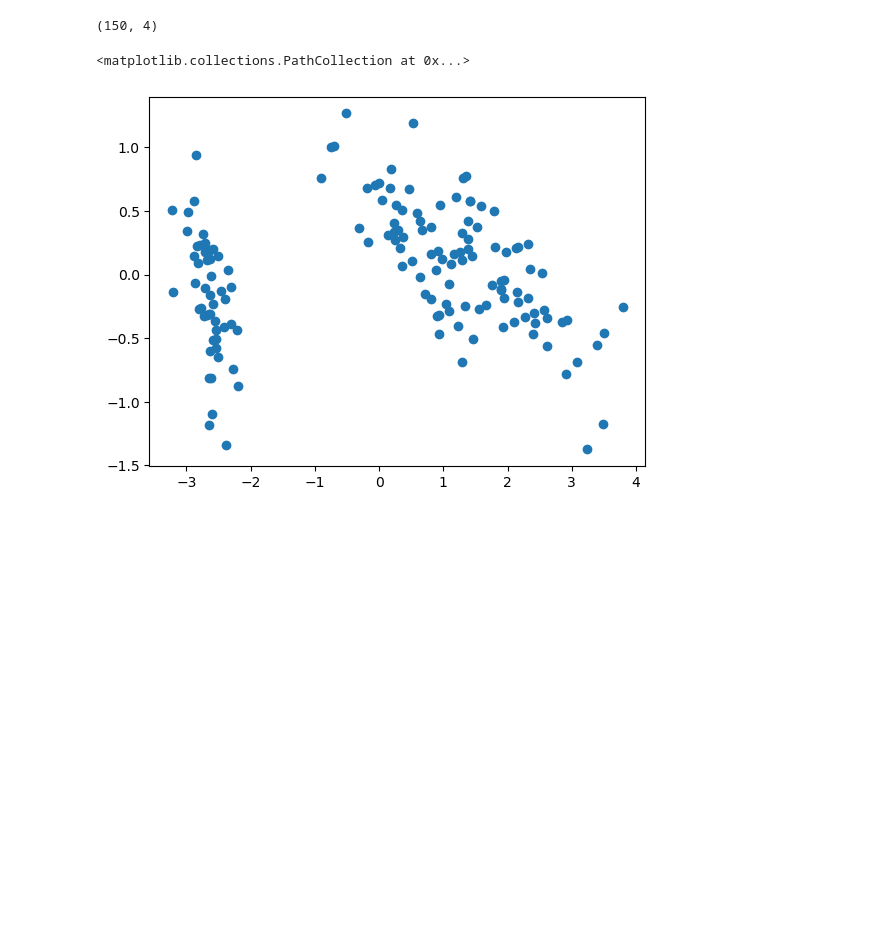
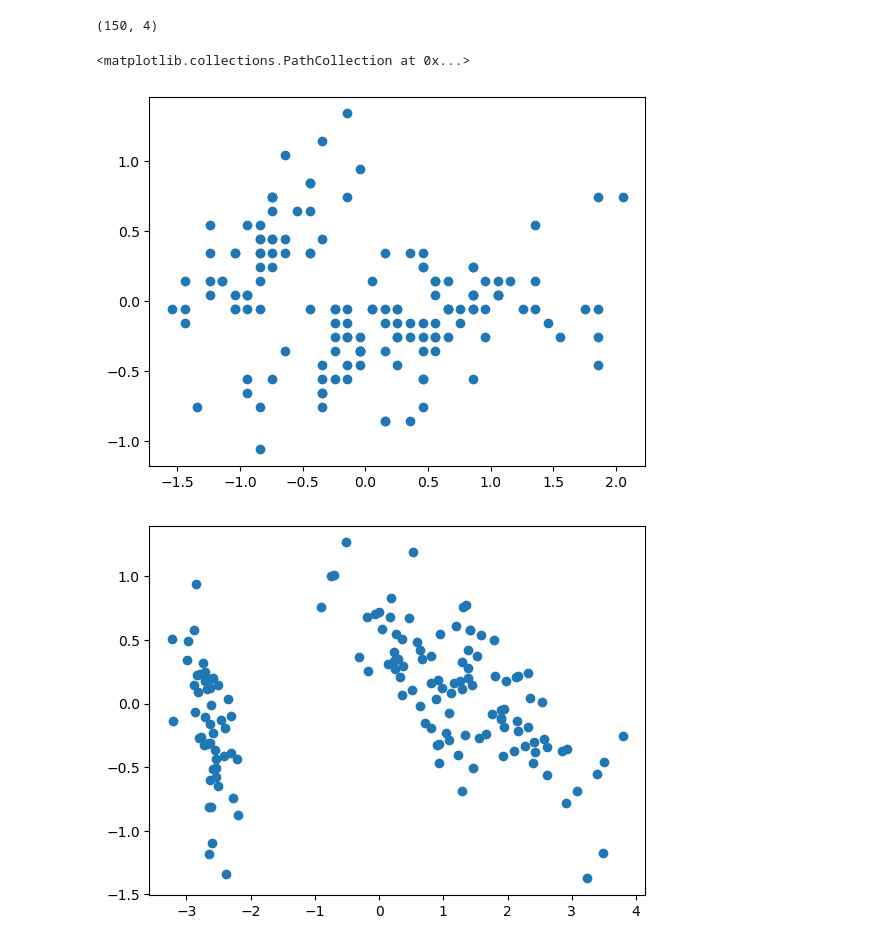
Before and after one commit to xyro-coder/Variational_Autoencoders, a Jupyter notebook: vae-building-blocks/pca.ipynb, the cells around one changed output. Drawn from its saved outputs; the diff is of its cells as text; code cells hidden in the pictures; blank space fills up the shorter version.

```diff
--- a/vae-building-blocks/pca.ipynb
+++ b/vae-building-blocks/pca.ipynb
@@ -97,7 +97,13 @@ def PCA(Data, axes):
     return projected_data
+# %%
+plt.scatter(iris_data[:, 0], iris_data[:, 1])
+# %% [output]
+<matplotlib.collections.PathCollection at 0x...>
+[figure, added]
 # %%
 projected_data = PCA(iris_data, 2)
 plt.scatter(projected_data[:, 0], projected_data[:, 1])
+Covariance_matrix = Covariance_m(iris_data)
+sorted_eigenvectors_cov = sorted_eigenvectors(Covariance_matrix)[:, 0 : 2]
 # %% [output]
-<matplotlib.collections.PathCollection at 0x...>
 [figure]
```
Also changed, not shown: parts of 2 cells of this notebook.
